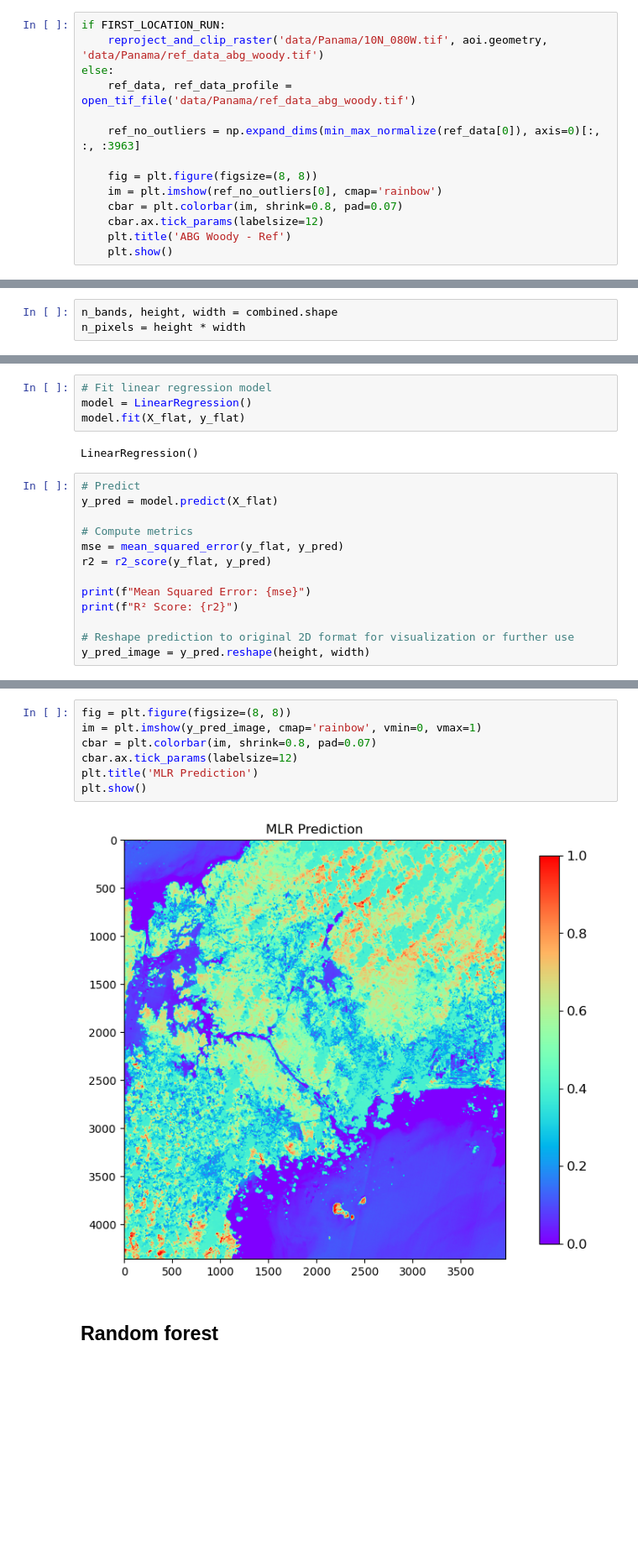
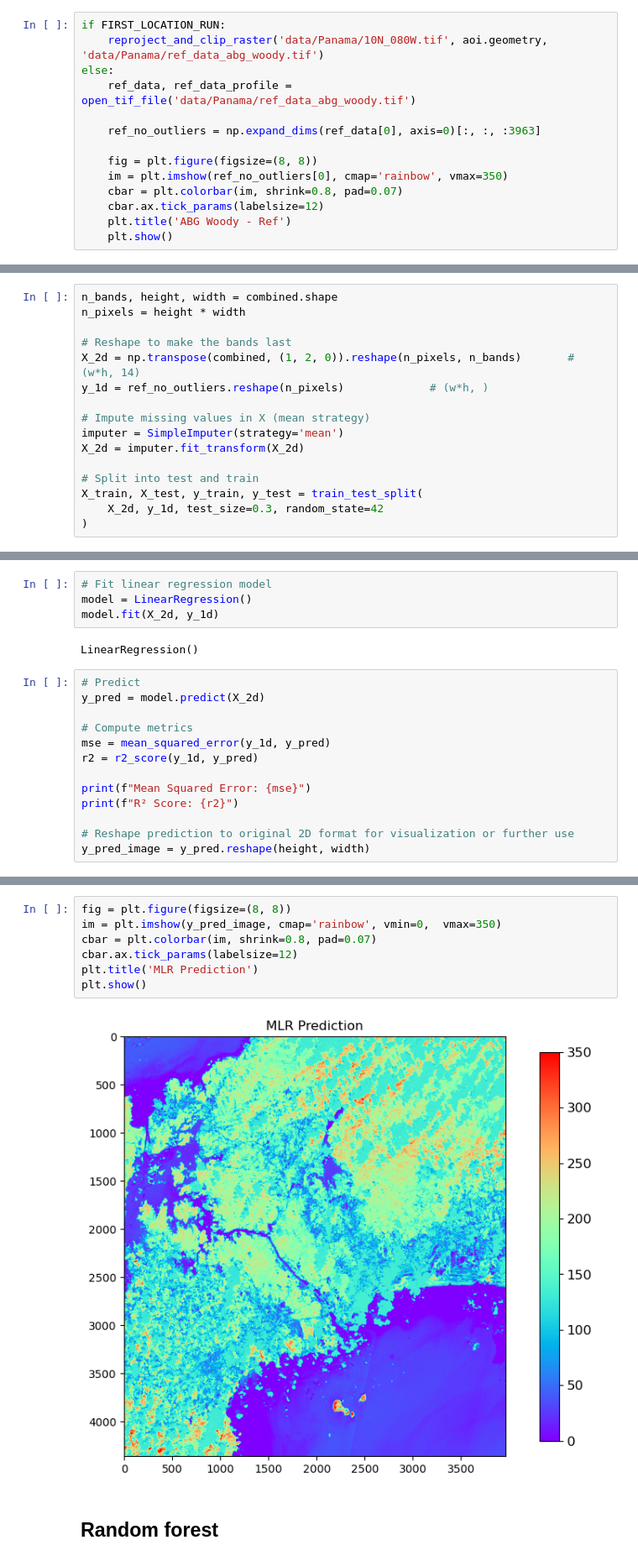
Before and after one commit to annalisefishell/MasterThesis, a Jupyter notebook: main.ipynb, the cells around one changed output, grey strips where cells are left out. Shown at 84% size. Saved outputs shown, nothing was run; the diff lists cells and outputs as text; blank space fills up the shorter version.

```diff
--- a/main.ipynb
+++ b/main.ipynb
@@ -277,10 +279,10 @@ if FIRST_LOCATION_RUN:
 else:
     ref_data, ref_data_profile = open_tif_file('data/Panama/ref_data_abg_woody.tif')
 
-    ref_no_outliers = np.expand_dims(min_max_normalize(ref_data[0]), axis=0)[:, :, :3963]
+    ref_no_outliers = np.expand_dims(ref_data[0], axis=0)[:, :, :3963]
 
     fig = plt.figure(figsize=(8, 8))
-    im = plt.imshow(ref_no_outliers[0], cmap='rainbow')
+    im = plt.imshow(ref_no_outliers[0], cmap='rainbow', vmax=350)
     cbar = plt.colorbar(im, shrink=0.8, pad=0.07)
     cbar.ax.tick_params(labelsize=12)
     plt.title('ABG Woody - Ref')
@@ -292,5 +294,18 @@ else:
 # %%
 n_bands, height, width = combined.shape
 n_pixels = height * width
+
+# Reshape to make the bands last
+X_2d = np.transpose(combined, (1, 2, 0)).reshape(n_pixels, n_bands)       # (w*h, 14)
+y_1d = ref_no_outliers.reshape(n_pixels)             # (w*h, )
+
+# Impute missing values in X (mean strategy)
+imputer = SimpleImputer(strategy='mean')
+X_2d = imputer.fit_transform(X_2d)
+
+# Split into test and train
+X_train, X_test, y_train, y_test = train_test_split(
+    X_2d, y_1d, test_size=0.3, random_state=42
+)
 # %% [markdown]
 ## Multiple linear regression
@@ -310,16 +312,16 @@ X_flat = imputer.fit_transform(X_flat)
 # %%
 # Fit linear regression model
 model = LinearRegression()
-model.fit(X_flat, y_flat)
+model.fit(X_2d, y_1d)
 # %% [output]
 LinearRegression()
 # %%
 # Predict
-y_pred = model.predict(X_flat)
+y_pred = model.predict(X_2d)
 
 # Compute metrics
-mse = mean_squared_error(y_flat, y_pred)
-r2 = r2_score(y_flat, y_pred)
+mse = mean_squared_error(y_1d, y_pred)
+r2 = r2_score(y_1d, y_pred)
 
 print(f"Mean Squared Error: {mse}")
 print(f"R² Score: {r2}")
@@ -332,11 +334,11 @@ R² Score: 0.5001384772821663
 # %%
 fig = plt.figure(figsize=(8, 8))
-im = plt.imshow(y_pred_image, cmap='rainbow', vmin=0, vmax=1)
+im = plt.imshow(y_pred_image, cmap='rainbow', vmin=0,  vmax=350)
 cbar = plt.colorbar(im, shrink=0.8, pad=0.07)
 cbar.ax.tick_params(labelsize=12)
 plt.title('MLR Prediction')
 plt.show()
 # %% [output]
-[figure, old version]
+[figure, new version]
 # %% [markdown]
 ## Random forest
```
Also changed, not shown: parts of 13 cells of this notebook.
